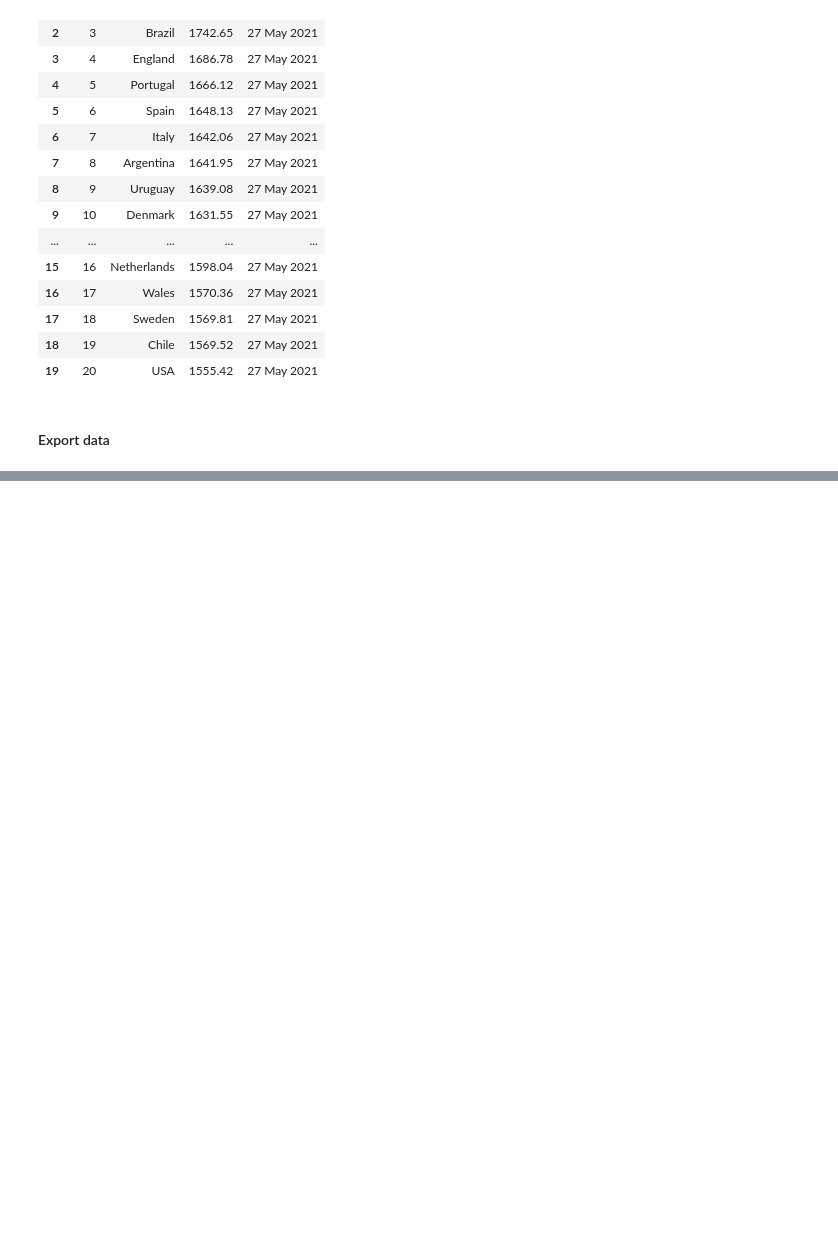
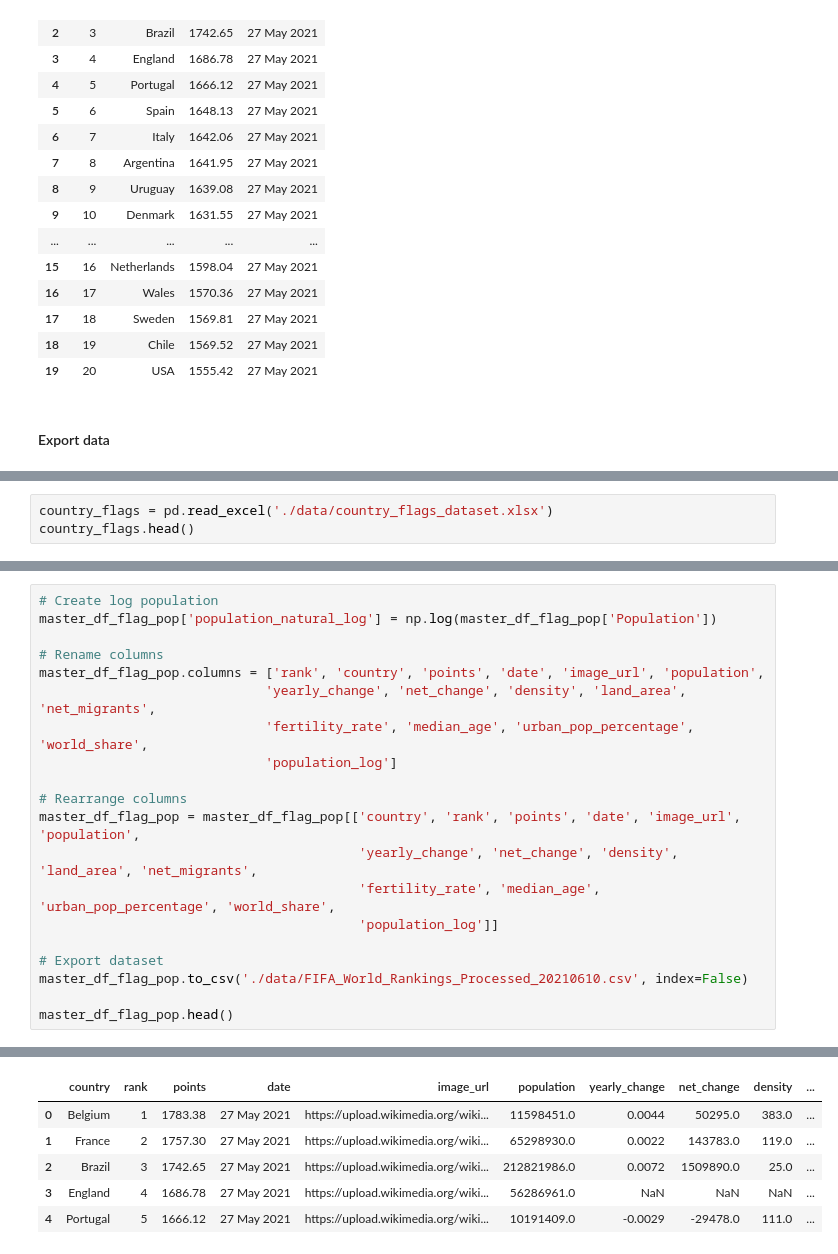
Before and after one commit to kennethleungty/FIFA-Football-World-Rankings, a Jupyter notebook: 01_FIFA_Rankings_Data_Acquisition_Preparation.ipynb, the cells around one changed output, grey strips where cells are left out. Drawn from its saved outputs; the diff is of its cells as text; blank space fills up the shorter version.

```diff
--- a/01_FIFA_Rankings_Data_Acquisition.ipynb
+++ b/01_FIFA_Rankings_Data_Acquisition_Preparation.ipynb
@@ -222,0 +229,3 @@ master_df.head(20)
+# %%
+country_flags = pd.read_excel('./data/country_flags_dataset.xlsx')
+country_flags.head()
@@ -222,0 +317,21 @@ master_df.head(20)
+# %%
+# Create log population
+master_df_flag_pop['population_natural_log'] = np.log(master_df_flag_pop['Population'])
+
+# Rename columns
+master_df_flag_pop.columns = ['rank', 'country', 'points', 'date', 'image_url', 'population',
+                             'yearly_change', 'net_change', 'density', 'land_area', 'net_migrants',
+                             'fertility_rate', 'median_age', 'urban_pop_percentage', 'world_share',
+                             'population_log']
+
+# Rearrange columns
+master_df_flag_pop = master_df_flag_pop[['country', 'rank', 'points', 'date', 'image_url', 'population',
+                                         'yearly_change', 'net_change', 'density', 'land_area', 'net_migrants',
+                                         'fertility_rate', 'median_age', 'urban_pop_percentage', 'world_share',
+                                         'population_log']]
+
+# Export dataset
+master_df_flag_pop.to_csv('./data/FIFA_World_Rankings_Processed_20210610.csv', index=False)
+
+master_df_flag_pop.head()
+# %% [output]
@@ -222,0 +339,6 @@ master_df.head(20)
+|  | country | rank | points | date | image_url | population | yearly_change | net_change | density | ... |
+| 0 | Belgium | 1 | 1783.38 | 27 May 2021 | https://upload.wikimedia.org/wiki... | 11598451.0 | 0.0044 | 50295.0 | 383.0 | ... |
+| 1 | France | 2 | 1757.30 | 27 May 2021 | https://upload.wikimedia.org/wiki... | 65298930.0 | 0.0022 | 143783.0 | 119.0 | ... |
+| 2 | Brazil | 3 | 1742.65 | 27 May 2021 | https://upload.wikimedia.org/wiki... | 212821986.0 | 0.0072 | 1509890.0 | 25.0 | ... |
+| 3 | England | 4 | 1686.78 | 27 May 2021 | https://upload.wikimedia.org/wiki... | 56286961.0 | NaN | NaN | NaN | ... |
+| 4 | Portugal | 5 | 1666.12 | 27 May 2021 | https://upload.wikimedia.org/wiki... | 10191409.0 | -0.0029 | -29478.0 | 111.0 | ... |
```
Also changed, not shown: parts of 13 cells of this notebook, 2 other files.
